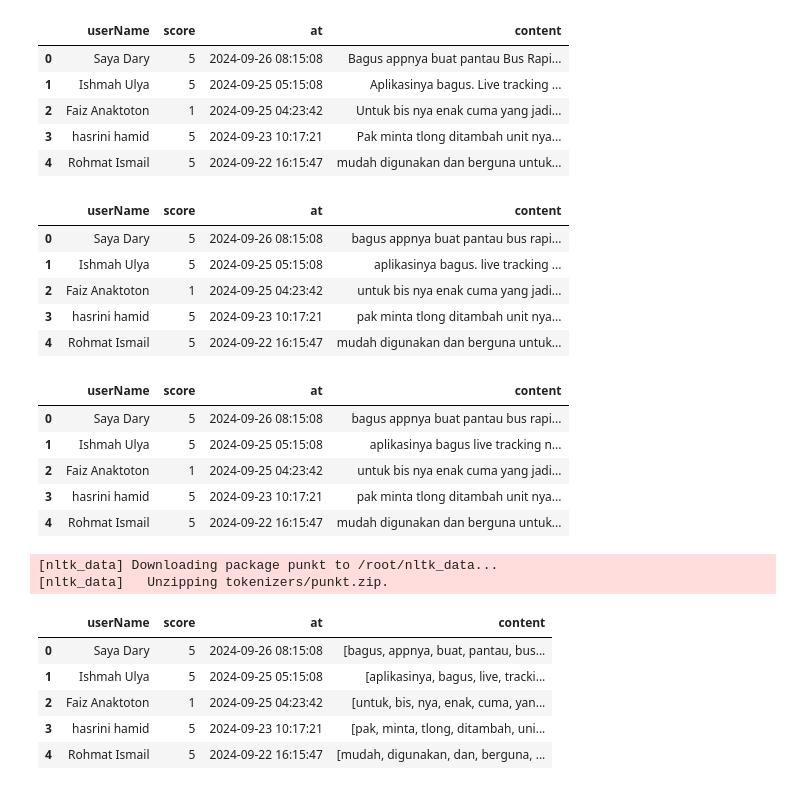
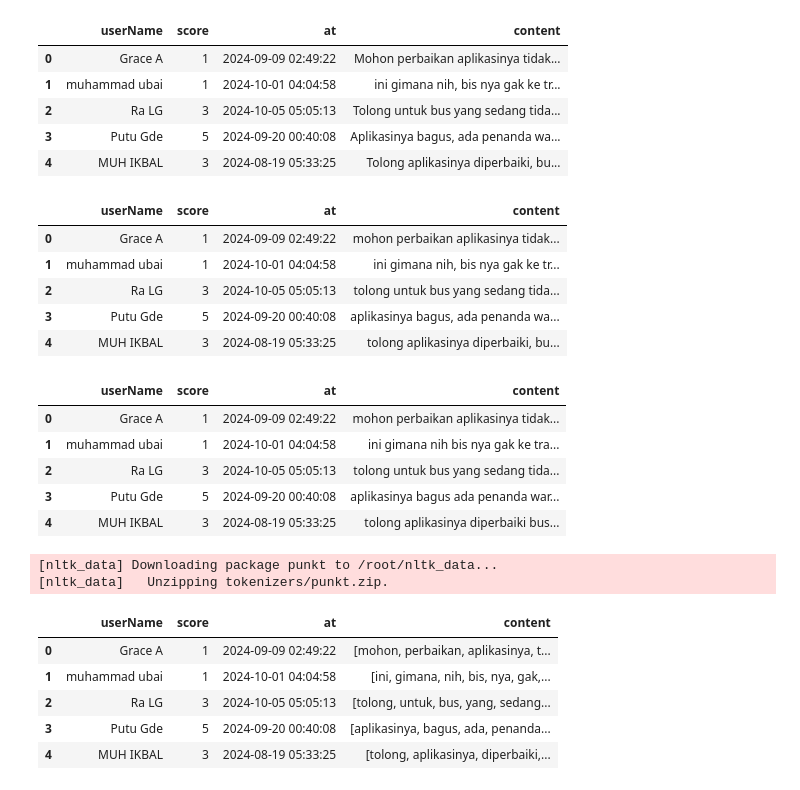
Before and after one commit to Binteng16/Analisis-Sentimen-SVM-SMOTE-SMOTEENN, a Jupyter notebook: Analisis_Sentimen_SVM,_SMOTE,_&_SMOTE_ENN.ipynb, the cells around one changed output. Cells and saved outputs as stored; diff of their text form; code cells hidden in the pictures.

Commit message:
feat: add new dataset and fixed data read csv

```diff
--- a/Analisis_Sentimen_SVM,_SMOTE,_&_SMOTE_ENN.ipynb
+++ b/Analisis_Sentimen_SVM,_SMOTE,_&_SMOTE_ENN.ipynb
@@ -1,14 +1,14 @@
 # %%
 import pandas as pd
-data = pd.read_csv("test_mitradarat_review.csv", sep = ',', encoding = 'latin1')
+data = pd.read_csv("dataset_mitradarat_review.csv", sep = ',', encoding = 'latin1')
 data.head()
 # %% [output]
 |  | userName | score | at | content |
-| 0 | Saya Dary | 5 | 2024-09-26 08:15:08 | Bagus appnya buat pantau Bus Rapi... |
-| 1 | Ishmah Ulya | 5 | 2024-09-25 05:15:08 | Aplikasinya bagus. Live tracking ... |
-| 2 | Faiz Anaktoton | 1 | 2024-09-25 04:23:42 | Untuk bis nya enak cuma yang jadi... |
-| 3 | hasrini hamid | 5 | 2024-09-23 10:17:21 | Pak minta tlong ditambah unit nya... |
-| 4 | Rohmat Ismail | 5 | 2024-09-22 16:15:47 | mudah digunakan dan berguna untuk... |
+| 0 | Grace A | 1 | 2024-09-09 02:49:22 | Mohon perbaikan aplikasinya tidak... |
+| 1 | muhammad ubai | 1 | 2024-10-01 04:04:58 | ini gimana nih, bis nya gak ke tr... |
+| 2 | Ra LG | 3 | 2024-10-05 05:05:13 | Tolong untuk bus yang sedang tida... |
+| 3 | Putu Gde | 5 | 2024-09-20 00:40:08 | Aplikasinya bagus, ada penanda wa... |
+| 4 | MUH IKBAL | 3 | 2024-08-19 05:33:25 | Tolong aplikasinya diperbaiki, bu... |
 # %%
 def casefolding(text):
     text = text.lower()
@@ -17,11 +17,11 @@ data['content'] = data['content'].apply(casefolding)
 data.head()
 # %% [output]
 |  | userName | score | at | content |
-| 0 | Saya Dary | 5 | 2024-09-26 08:15:08 | bagus appnya buat pantau bus rapi... |
-| 1 | Ishmah Ulya | 5 | 2024-09-25 05:15:08 | aplikasinya bagus. live tracking ... |
-| 2 | Faiz Anaktoton | 1 | 2024-09-25 04:23:42 | untuk bis nya enak cuma yang jadi... |
-| 3 | hasrini hamid | 5 | 2024-09-23 10:17:21 | pak minta tlong ditambah unit nya... |
-| 4 | Rohmat Ismail | 5 | 2024-09-22 16:15:47 | mudah digunakan dan berguna untuk... |
+| 0 | Grace A | 1 | 2024-09-09 02:49:22 | mohon perbaikan aplikasinya tidak... |
+| 1 | muhammad ubai | 1 | 2024-10-01 04:04:58 | ini gimana nih, bis nya gak ke tr... |
+| 2 | Ra LG | 3 | 2024-10-05 05:05:13 | tolong untuk bus yang sedang tida... |
+| 3 | Putu Gde | 5 | 2024-09-20 00:40:08 | aplikasinya bagus, ada penanda wa... |
+| 4 | MUH IKBAL | 3 | 2024-08-19 05:33:25 | tolong aplikasinya diperbaiki, bu... |
 # %%
 import re
 def cleansing(text):
@@ -35,11 +35,11 @@ data['content'] = data['content'].apply(cleansing)
 data.head()
 # %% [output]
 |  | userName | score | at | content |
-| 0 | Saya Dary | 5 | 2024-09-26 08:15:08 | bagus appnya buat pantau bus rapi... |
-| 1 | Ishmah Ulya | 5 | 2024-09-25 05:15:08 | aplikasinya bagus live tracking n... |
-| 2 | Faiz Anaktoton | 1 | 2024-09-25 04:23:42 | untuk bis nya enak cuma yang jadi... |
-| 3 | hasrini hamid | 5 | 2024-09-23 10:17:21 | pak minta tlong ditambah unit nya... |
-| 4 | Rohmat Ismail | 5 | 2024-09-22 16:15:47 | mudah digunakan dan berguna untuk... |
+| 0 | Grace A | 1 | 2024-09-09 02:49:22 | mohon perbaikan aplikasinya tidak... |
+| 1 | muhammad ubai | 1 | 2024-10-01 04:04:58 | ini gimana nih bis nya gak ke tra... |
+| 2 | Ra LG | 3 | 2024-10-05 05:05:13 | tolong untuk bus yang sedang tida... |
+| 3 | Putu Gde | 5 | 2024-09-20 00:40:08 | aplikasinya bagus ada penanda war... |
+| 4 | MUH IKBAL | 3 | 2024-08-19 05:33:25 | tolong aplikasinya diperbaiki bus... |
 # %%
 import nltk
 nltk.download('punkt')
@@ -53,11 +53,11 @@ data.head()
 [nltk_data] Downloading package punkt to /root/nltk_data...
 [nltk_data]   Unzipping tokenizers/punkt.zip.
 |  | userName | score | at | content |
-| 0 | Saya Dary | 5 | 2024-09-26 08:15:08 | [bagus, appnya, buat, pantau, bus... |
-| 1 | Ishmah Ulya | 5 | 2024-09-25 05:15:08 | [aplikasinya, bagus, live, tracki... |
-| 2 | Faiz Anaktoton | 1 | 2024-09-25 04:23:42 | [untuk, bis, nya, enak, cuma, yan... |
-| 3 | hasrini hamid | 5 | 2024-09-23 10:17:21 | [pak, minta, tlong, ditambah, uni... |
-| 4 | Rohmat Ismail | 5 | 2024-09-22 16:15:47 | [mudah, digunakan, dan, berguna, ... |
+| 0 | Grace A | 1 | 2024-09-09 02:49:22 | [mohon, perbaikan, aplikasinya, t... |
+| 1 | muhammad ubai | 1 | 2024-10-01 04:04:58 | [ini, gimana, nih, bis, nya, gak,... |
+| 2 | Ra LG | 3 | 2024-10-05 05:05:13 | [tolong, untuk, bus, yang, sedang... |
+| 3 | Putu Gde | 5 | 2024-09-20 00:40:08 | [aplikasinya, bagus, ada, penanda... |
+| 4 | MUH IKBAL | 3 | 2024-08-19 05:33:25 | [tolong, aplikasinya, diperbaiki,... |
 # %%
 import nltk
 nltk.download('stopwords')
```
Also changed, not shown: parts of 7 cells of this notebook, 1 other file.
